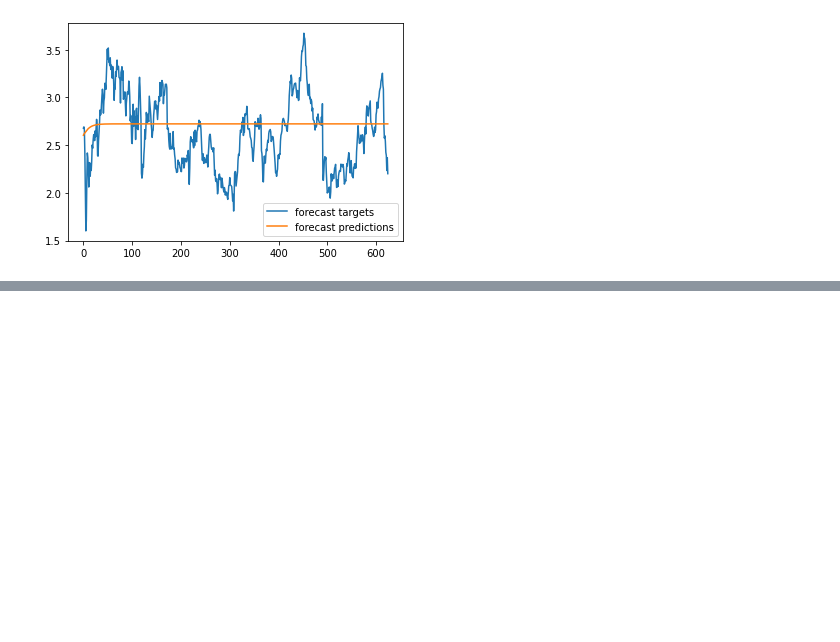
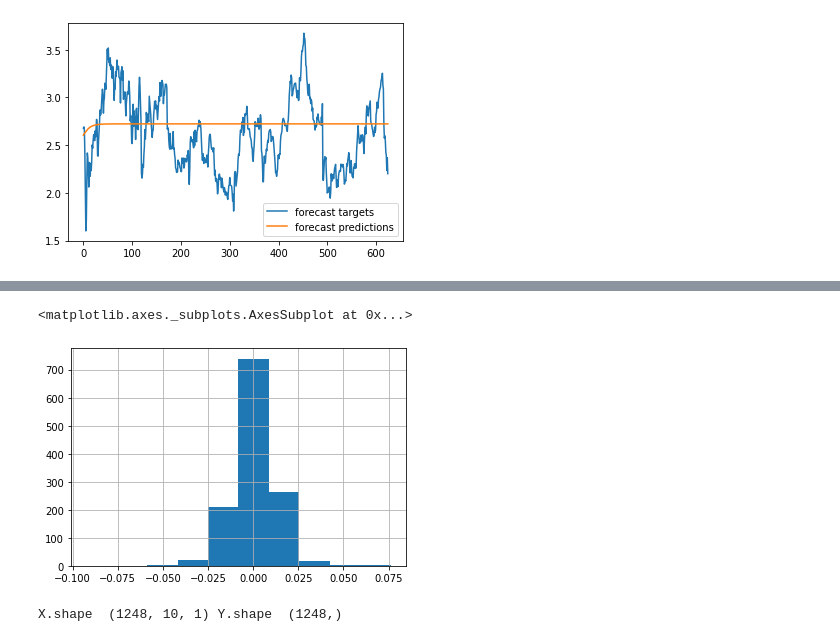
Before and after one commit to meliy-meyada/Tensorflow-Deep-Learning-and-Artificial-Intelligence, a Jupyter notebook: TF2_0_Stock_Returns.ipynb, the cells around one changed output, grey strips where cells are left out. Cells and saved outputs as stored; diff of their text form; code cells hidden in the pictures; blank space fills up the shorter version.

```diff
--- a/TF2_0_Stock_Returns.ipynb
+++ b/TF2_0_Stock_Returns.ipynb
@@ -148,3 +148,13 @@ plt.legend()
 # %% [output]
 <matplotlib.legend.Legend at 0x...>
 [figure]
+# %%
+# Calculate returns by first shifting thr data
+df['PrevClose'] = df['close'].shift(1) # Move everything up 1
+
+# close / prev close
+# X[2] X[1]
+# X[3] X[2]
+# X[4] X[3]
+# ...
+# X[t] X[t-1]
@@ -150,0 +170,4 @@ plt.legend()
+# %%
+# Then the returns is
+# (X[t] - X[t-1]) / X[t-1]
+df['Return'] = (df['close'] - df['PrevClose']) / df['PrevClose']
@@ -150,0 +183,5 @@ plt.legend()
+# %%
+df['Return'].hist()
+# %% [output]
+<matplotlib.axes._subplots.AxesSubplot at 0x...>
+[figure, added]
@@ -150,0 +195,19 @@ plt.legend()
+# %%
+# Build the dataset
+
+T = 10
+D = 1
+X = []
+Y = []
+for t in range(len(series) - T):
+  x = series[t:t+T]
+  X.append(x)
+  y = series[t+T]
+  Y.append(y)
+
+X = np.array(X).reshape(-1, T, 1) # Now the data should be N x T X D
+Y = np.array(Y)
+N = len(X)
+print("X.shape ", X.shape, "Y.shape ", Y.shape)
+# %% [output]
+X.shape  (1248, 10, 1) Y.shape  (1248,)
```
Also changed, not shown: parts of 7 cells of this notebook.
